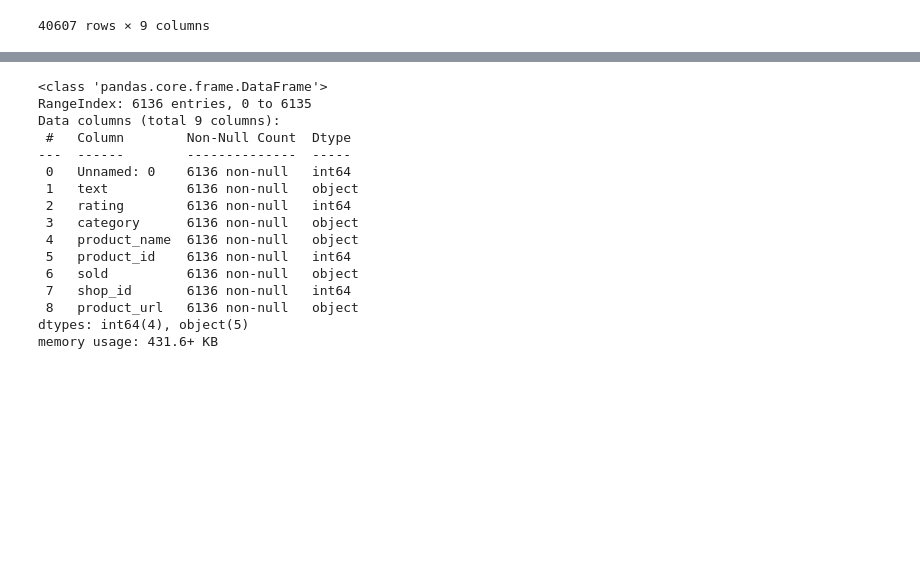
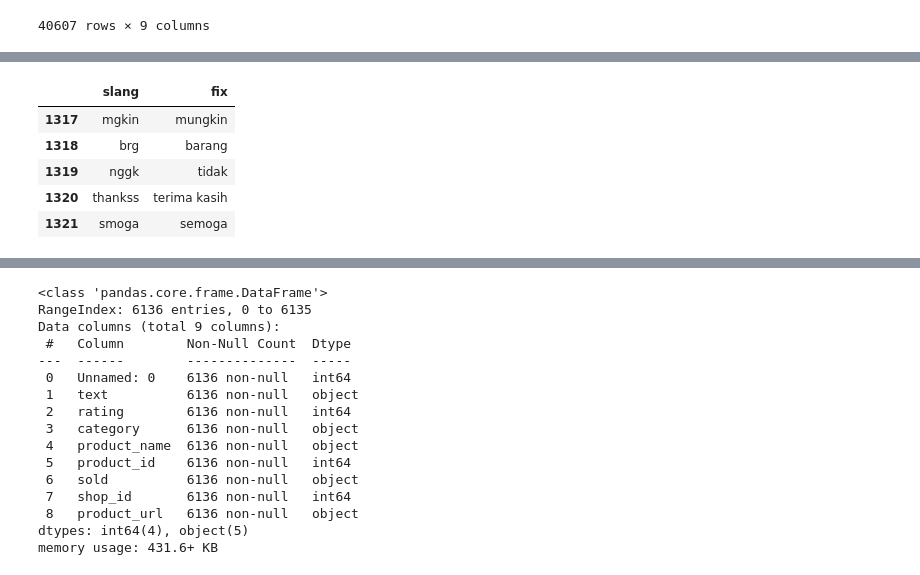
Before and after one commit to kaz9112/RepiuBOSS-Sam, a Jupyter notebook: h8dsft_Final_Project_Group_003.ipynb, the cells around one changed output, grey strips where cells are left out. Drawn from its saved outputs; the diff is of its cells as text; code cells hidden in the pictures; blank space fills up the shorter version.

```diff
--- a/h8dsft_Final_Project_Group_003.ipynb
+++ b/h8dsft_Final_Project_Group_003.ipynb
@@ -80,3 +108,12 @@ data
+# %%
+kamus.tail()
+# %% [output]
+|  | slang | fix |
+| 1317 | mgkin | mungkin |
+| 1318 | brg | barang |
+| 1319 | nggk | tidak |
+| 1320 | thankss | terima kasih |
+| 1321 | smoga | semoga |
 # %%
 data = data[data['category'].str.contains('handphone')]
 data
```
Also changed, not shown: parts of 20 cells of this notebook.
